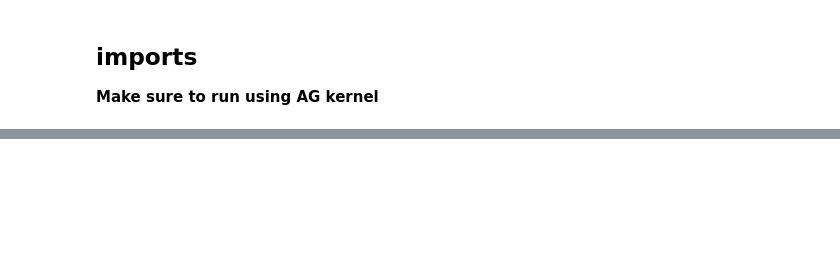
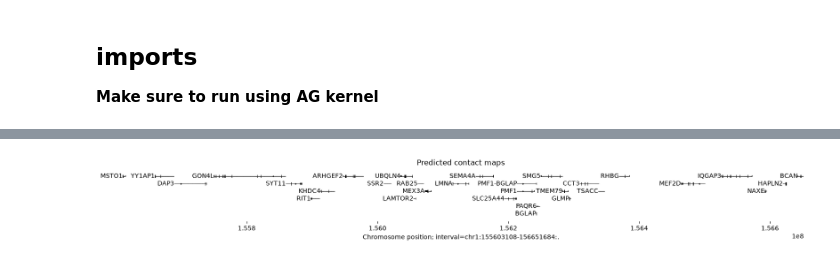
Before and after one commit to cralbers/variant-effects, a Jupyter notebook: notebooks/ag_predict_reg_regions.ipynb, the cells around one changed output, grey strips where cells are left out. Drawn from its saved outputs; the diff is of its cells as text; code cells hidden in the pictures; blank space fills up the shorter version.

Commit message:
updated region prediction figures PROMPT='%F{038}%n%F{166}@%F{038}%m:%F{141}%d $ %F{reset}'

```diff
--- a/notebooks/ag_predict_reg_regions.ipynb
+++ b/notebooks/ag_predict_reg_regions.ipynb
@@ -21,9 +21,16 @@ from tqdm import tqdm
 import plotnine as p9
 import matplotlib.pyplot as plt
 import matplotlib.gridspec as gridspec
+import matplotlib.patches as mpatches
 
 ## Set display options to show all columns
 pd.set_option('display.max_columns', None)
+
+
+LMNA_START = 156_114_711
+LMNA_END = 156_140_081
+gene_symbol = "LMNA"
+LMNA_INTERVAL = genome.Interval('chr1', 156_114_711, 156_140_081)
 # %%
 dna_model = dna_client.create('AIzaSyAT-y7FGlnuNzPr3kYVgXDFIzl7NHIUyi8')
 # %%
@@ -46,15 +53,14 @@ longest_transcript_extractor = transcript.TranscriptExtractor(
     gtf_longest_transcript
 )
 # %%
-gene_symbol = "LMNA"
-window_bp = 1_000_000
+window_bp = 50_000
 
-gene_interval = gene_annotation.get_gene_interval(gtf, gene_symbol=gene_symbol)
-region = gene_interval.pad(window_bp, window_bp)
+# gene_interval = gene_annotation.get_gene_interval(gtf, gene_symbol=gene_symbol)
+# region = gene_interval.pad(window_bp, window_bp)
 
 # Define interval to make predictions for (used throughout this tutorial).
 # Note that the interval width must be one of the supported sequence lengths.
-interval = genome.Interval('chr1', 156_114_711, 156_140_081).resize(
+interval = LMNA_INTERVAL.resize(
     dna_client.SEQUENCE_LENGTH_1MB
 )
 
@@ -67,8 +73,17 @@ ontology_terms = [
 output = dna_model.predict_interval(
     interval=interval,
     requested_outputs={
+        dna_client.OutputType.ATAC,
+        dna_client.OutputType.CAGE,
+        dna_client.OutputType.DNASE,
+        dna_client.OutputType.PROCAP,
         dna_client.OutputType.RNA_SEQ,
-        dna_client.OutputType.CAGE,
+        dna_client.OutputType.SPLICE_SITES,
+        dna_client.OutputType.SPLICE_SITE_USAGE,
+        dna_client.OutputType.SPLICE_JUNCTIONS,
+        dna_client.OutputType.CONTACT_MAPS,
+        dna_client.OutputType.CHIP_HISTONE,
+        dna_client.OutputType.CHIP_TF,
     },
     ontology_terms=ontology_terms,
 )
@@ -77,0 +199,17 @@ longest_transcripts = longest_transcript_extractor.extract(interval)
+# %%
+plot = plot_components.plot(
+    [
+        plot_components.TranscriptAnnotation(longest_transcripts),
+        plot_components.ContactMaps(
+            tdata=output.contact_maps,
+            ylabel_template='{biosample_name}\n{name}',
+            cmap='autumn_r',
+            vmax=1.0,
+        ),
+    ],
+    interval=interval,
+    title='Predicted contact maps',
+)
+plt.show()
+# %% [output]
+[figure, added]
```
Also changed, not shown: parts of 2 cells of this notebook, 2 other files.
